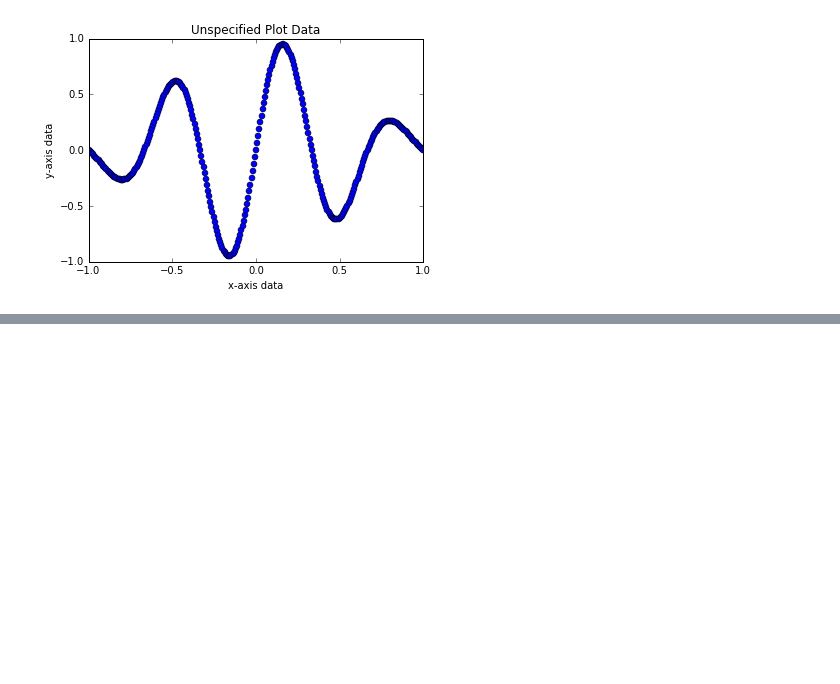
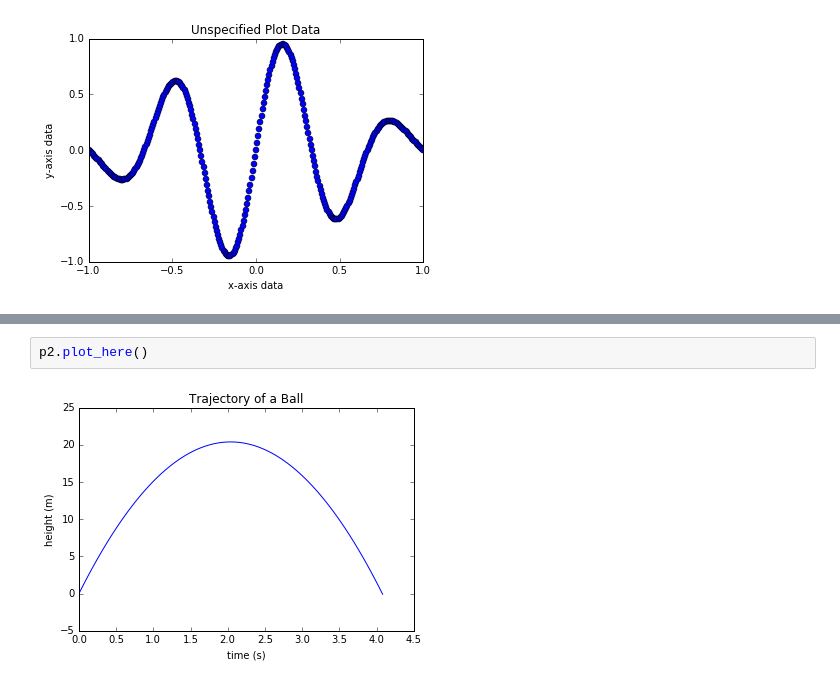
Before and after one commit to chapman-phys227-2016s/cw-2-classwork-team, a Jupyter notebook: MasterClasswork2.ipynb, the cells around one changed output, grey strips where cells are left out. Saved outputs shown, nothing was run; the diff lists cells and outputs as text; blank space fills up the shorter version.

```diff
--- a/MasterClasswork2.ipynb
+++ b/MasterClasswork2.ipynb
@@ -76,0 +84,4 @@ Mean y:  0.0
+# %%
+p2.plot_here()
+# %% [output]
+[figure, added]
```
Also changed, not shown: parts of 3 cells of this notebook.
